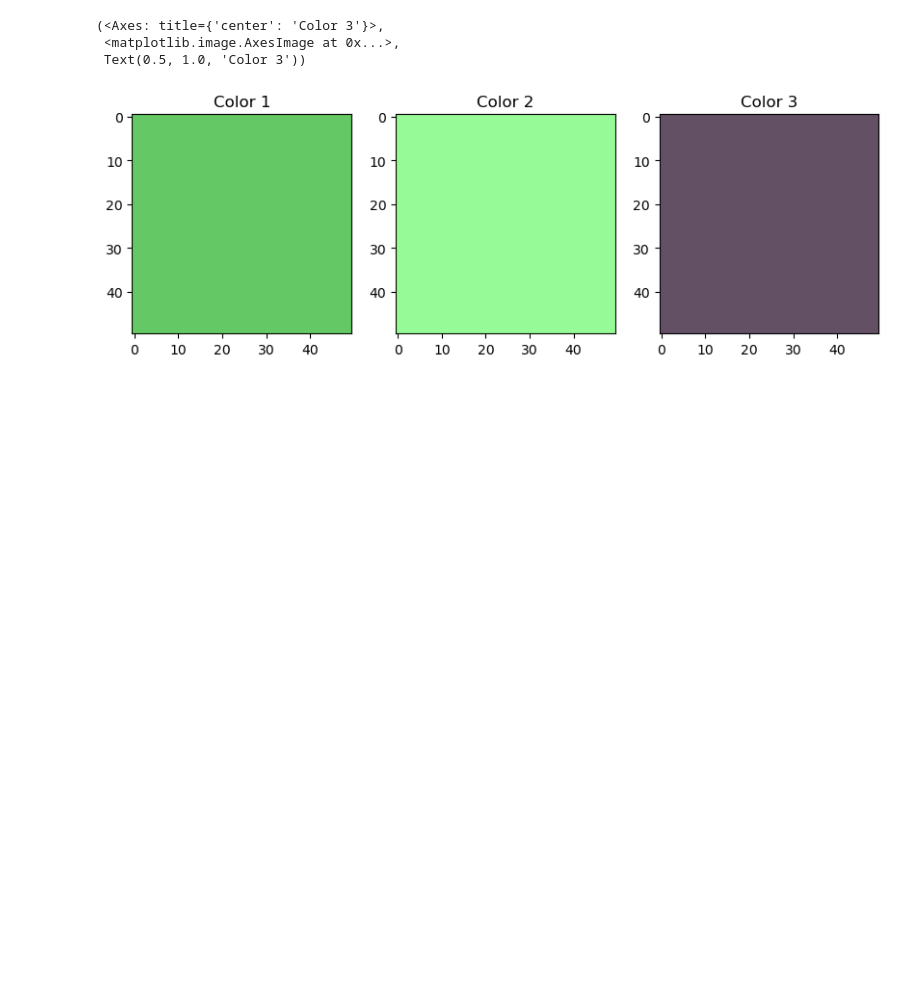
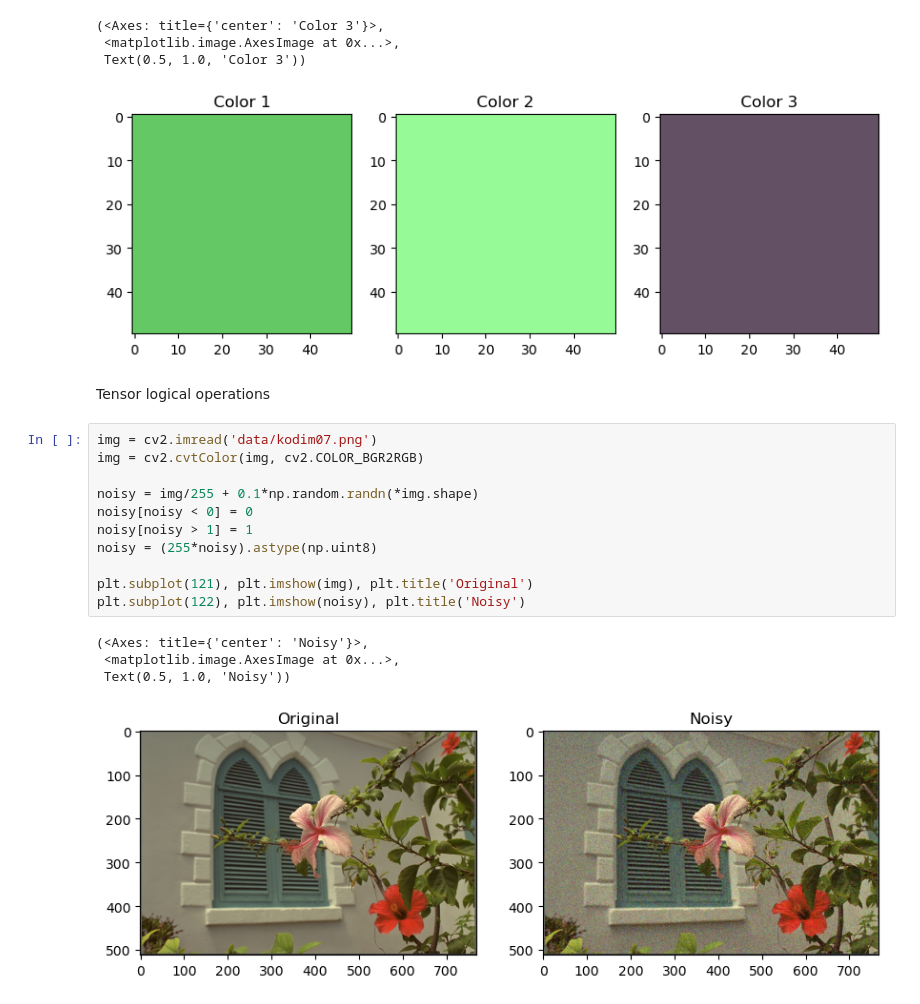
Before and after one commit to Nikelin96/backend_sandbox, a Jupyter notebook: src/python_scripts/automation/integration.ipynb, the cells around one changed output. Cells and saved outputs as stored; diff of their text form; blank space fills up the shorter version.

```diff
--- a/src/python_scripts/automation/integration.ipynb
+++ b/src/python_scripts/automation/integration.ipynb
@@ -79,3 +79,21 @@ plt.subplot(133), plt.imshow(color_3), plt.title('Color 3')
  <matplotlib.image.AxesImage at 0x...>,
  Text(0.5, 1.0, 'Color 3'))
 [figure]
+# %% [markdown]
+Tensor logical operations
+# %%
+img = cv2.imread('data/kodim07.png')
+img = cv2.cvtColor(img, cv2.COLOR_BGR2RGB)
+
+noisy = img/255 + 0.1*np.random.randn(*img.shape)
+noisy[noisy < 0] = 0
+noisy[noisy > 1] = 1
+noisy = (255*noisy).astype(np.uint8)
+
+plt.subplot(121), plt.imshow(img), plt.title('Original')
+plt.subplot(122), plt.imshow(noisy), plt.title('Noisy')
+# %% [output]
+(<Axes: title={'center': 'Noisy'}>,
+ <matplotlib.image.AxesImage at 0x...>,
+ Text(0.5, 1.0, 'Noisy'))
+[figure, added]
```
Also changed, not shown: 1 other file.
